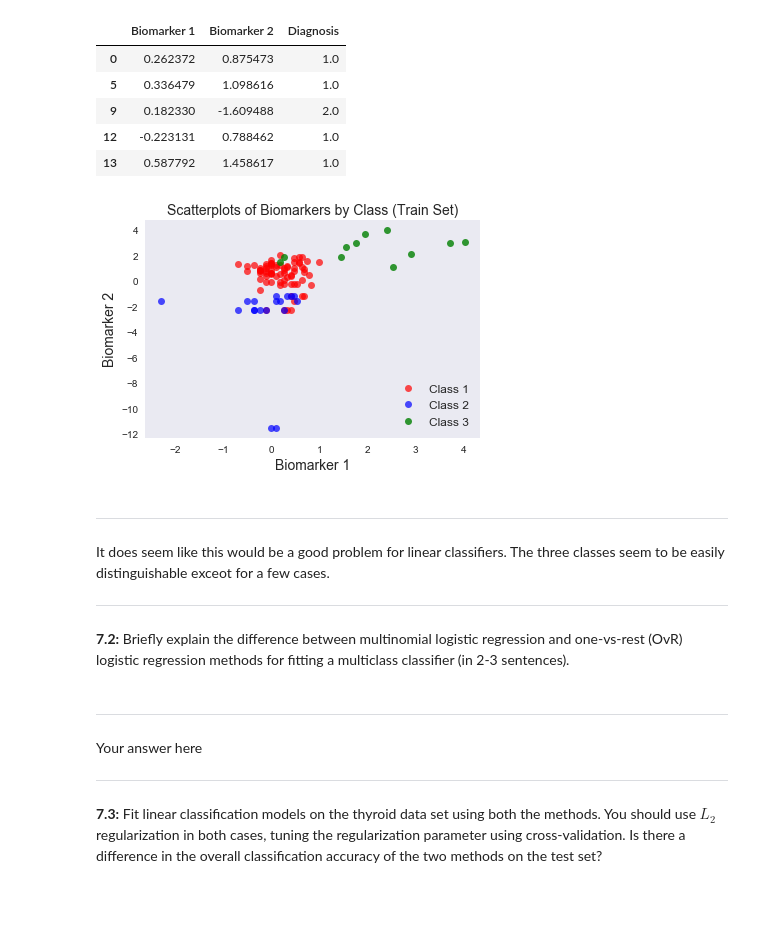
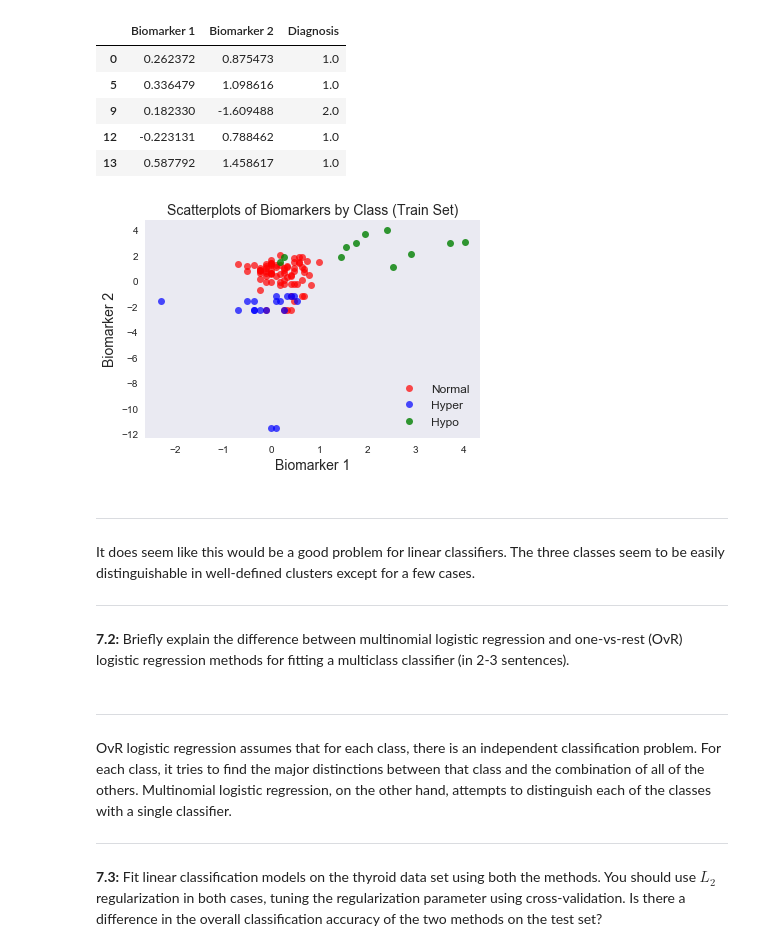
Before and after one commit to ejohnsson/CS109A, a Jupyter notebook: cs109_hw5_Erik.ipynb, the cells around one changed output. Cells and saved outputs as stored; diff of their text form; code cells hidden in the pictures; blank space fills up the shorter version.

```diff
--- a/cs109_hw5_Erik.ipynb
+++ b/cs109_hw5_Erik.ipynb
@@ -550,33 +812,33 @@ class3 = data_train[data_train.Diagnosis == 3]
 # %%
 # Scatter Plot
 plt.plot(class1['Biomarker 1'], class1['Biomarker 2'],
-         'ro', alpha=.7, label='Class 1')
+         'ro', alpha=.7, label='Normal')
 plt.plot(class2['Biomarker 1'], class2['Biomarker 2'],
-         'bo', alpha=.7, label='Class 2')
+         'bo', alpha=.7, label='Hyper')
 plt.plot(class3['Biomarker 1'], class3['Biomarker 2'],
-         'go', alpha=.8, label='Class 3')
+         'go', alpha=.8, label='Hypo')
 
 # Label
 plt.title('Scatterplots of Biomarkers by Class (Train Set)', fontsize=14)
 plt.xlabel('Biomarker 1', fontsize=14)
 plt.ylabel('Biomarker 2', fontsize=14)
 plt.grid(False)
 plt.legend(fontsize=12, loc=4)
 
 plt.show()
 # %% [output]
-[figure, old version]
+[figure, new version]
 # %% [markdown]
 ----
-It does seem like this would be a good problem for linear classifiers. The three classes seem to be easily distinguishable exceot for a few cases.
+It does seem like this would be a good problem for linear classifiers. The three classes seem to be easily distinguishable in well-defined clusters except for a few cases.
 
 ----
 # %% [markdown]
 **7.2:** Briefly explain the difference between multinomial logistic regression and one-vs-rest (OvR) logistic regression methods for fitting a multiclass classifier (in 2-3 sentences).
-# %% [markdown]
-----
-Your answer here
-
-----
+# %% [markdown]
+----
+OvR logistic regression assumes that for each class, there is an independent classification problem. For each class, it tries to find the major distinctions between that class and the combination of all of the others. Multinomial logistic regression, on the other hand, attempts to distinguish each of the classes with a single classifier.
+
+----
 # %% [markdown]
 **7.3:** Fit linear classification models on the thyroid data set using both the methods.  You should use $L_2$ regularization in both cases, tuning the regularization parameter using cross-validation.  Is there a difference in the overall classification accuracy of the two methods on the test set?
```
Also changed, not shown: parts of 65 cells of this notebook.
